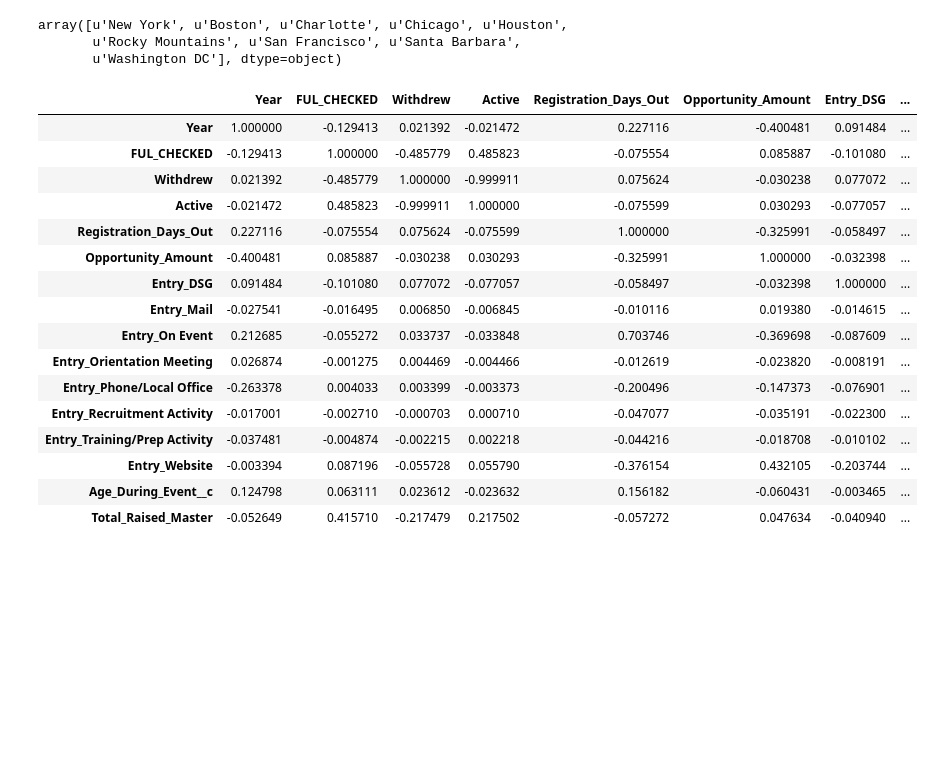
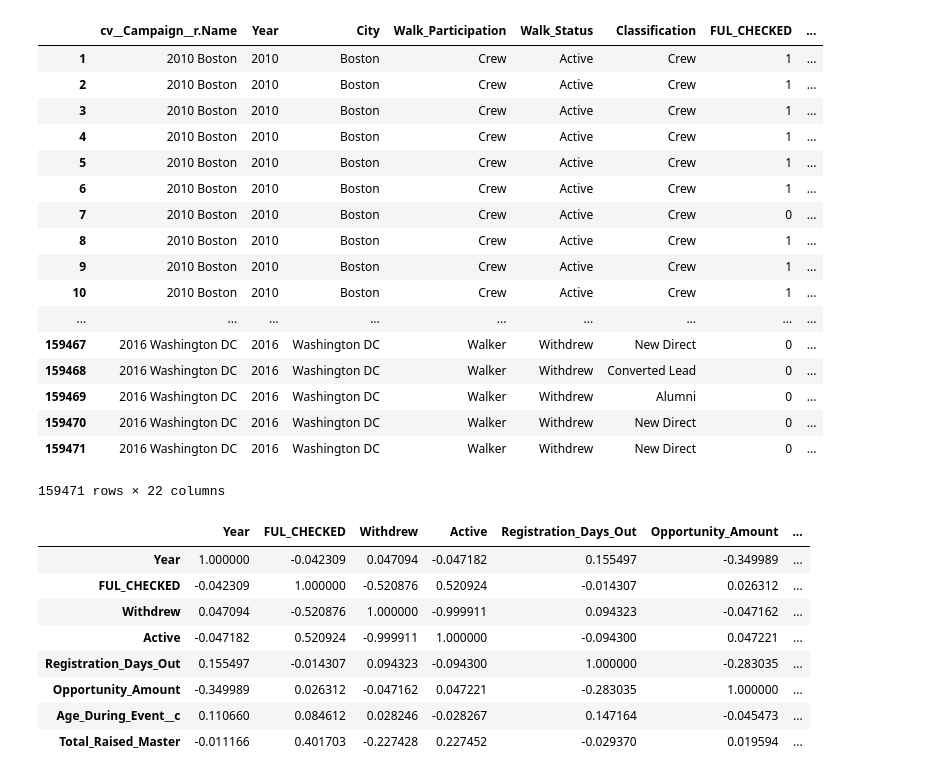
Before and after one commit to Ragarsh/Attribution-modeling, a Jupyter notebook: Attribution-modeling.ipynb, the cells around one changed output. Saved outputs shown, nothing was run; the diff lists cells and outputs as text; code cells hidden in the pictures; blank space fills up the shorter version.

```diff
--- a/Attribution-modeling.ipynb
+++ b/Attribution-modeling.ipynb
@@ -12,7 +12,7 @@ import matplotlib.pyplot as plt
 
 %matplotlib inline
 # %%
-table = pd.read_excel('Avon_Data_Clean.xlsx')
+table = pd.read_excel('Avon_Data.xlsx')
 # %%
 table.columns
 # %% [output]
@@ -38,27 +30,38 @@ del table_df['AF_REG_SOURCE_DETAIL__c']
-# %%
-table_df['City'].unique()
-# %% [output]
-array([u'New York', u'Boston', u'Charlotte', u'Chicago', u'Houston',
-       u'Rocky Mountains', u'San Francisco', u'Santa Barbara',
-       u'Washington DC'], dtype=object)
+# %%
+filter_data=table_df[table_df['Year']!= 2009]
+# %%
+filter_data=filter_data[table_df['Year']!= 2017]
+# %%
+filter_data
+# %% [output]
+|  | cv__Campaign__r.Name | Year | City | Walk_Participation | Walk_Status | Classification | FUL_CHECKED | ... |
+| 1 | 2010 Boston | 2010 | Boston | Crew | Active | Crew | 1 | ... |
+| 2 | 2010 Boston | 2010 | Boston | Crew | Active | Crew | 1 | ... |
+| 3 | 2010 Boston | 2010 | Boston | Crew | Active | Crew | 1 | ... |
+| 4 | 2010 Boston | 2010 | Boston | Crew | Active | Crew | 1 | ... |
+| 5 | 2010 Boston | 2010 | Boston | Crew | Active | Crew | 1 | ... |
+| 6 | 2010 Boston | 2010 | Boston | Crew | Active | Crew | 1 | ... |
+| 7 | 2010 Boston | 2010 | Boston | Crew | Active | Crew | 0 | ... |
+| 8 | 2010 Boston | 2010 | Boston | Crew | Active | Crew | 1 | ... |
+| 9 | 2010 Boston | 2010 | Boston | Crew | Active | Crew | 1 | ... |
+| 10 | 2010 Boston | 2010 | Boston | Crew | Active | Crew | 1 | ... |
+| ... | ... | ... | ... | ... | ... | ... | ... | ... |
+| 159467 | 2016 Washington DC | 2016 | Washington DC | Walker | Withdrew | New Direct | 0 | ... |
+| 159468 | 2016 Washington DC | 2016 | Washington DC | Walker | Withdrew | Converted Lead | 0 | ... |
+| 159469 | 2016 Washington DC | 2016 | Washington DC | Walker | Withdrew | Alumni | 0 | ... |
+| 159470 | 2016 Washington DC | 2016 | Washington DC | Walker | Withdrew | New Direct | 0 | ... |
+| 159471 | 2016 Washington DC | 2016 | Washington DC | Walker | Withdrew | New Direct | 0 | ... |
+159471 rows × 22 columns
 # %%
-table_df.corr()
+filter_data.corr()
 # %% [output]
-|  | Year | FUL_CHECKED | Withdrew | Active | Registration_Days_Out | Opportunity_Amount | Entry_DSG | ... |
-| Year | 1.000000 | -0.129413 | 0.021392 | -0.021472 | 0.227116 | -0.400481 | 0.091484 | ... |
-| FUL_CHECKED | -0.129413 | 1.000000 | -0.485779 | 0.485823 | -0.075554 | 0.085887 | -0.101080 | ... |
-| Withdrew | 0.021392 | -0.485779 | 1.000000 | -0.999911 | 0.075624 | -0.030238 | 0.077072 | ... |
-| Active | -0.021472 | 0.485823 | -0.999911 | 1.000000 | -0.075599 | 0.030293 | -0.077057 | ... |
-| Registration_Days_Out | 0.227116 | -0.075554 | 0.075624 | -0.075599 | 1.000000 | -0.325991 | -0.058497 | ... |
-| Opportunity_Amount | -0.400481 | 0.085887 | -0.030238 | 0.030293 | -0.325991 | 1.000000 | -0.032398 | ... |
-| Entry_DSG | 0.091484 | -0.101080 | 0.077072 | -0.077057 | -0.058497 | -0.032398 | 1.000000 | ... |
-| Entry_Mail | -0.027541 | -0.016495 | 0.006850 | -0.006845 | -0.010116 | 0.019380 | -0.014615 | ... |
-| Entry_On Event | 0.212685 | -0.055272 | 0.033737 | -0.033848 | 0.703746 | -0.369698 | -0.087609 | ... |
-| Entry_Orientation Meeting | 0.026874 | -0.001275 | 0.004469 | -0.004466 | -0.012619 | -0.023820 | -0.008191 | ... |
-| Entry_Phone/Local Office | -0.263378 | 0.004033 | 0.003399 | -0.003373 | -0.200496 | -0.147373 | -0.076901 | ... |
-| Entry_Recruitment Activity | -0.017001 | -0.002710 | -0.000703 | 0.000710 | -0.047077 | -0.035191 | -0.022300 | ... |
-| Entry_Training/Prep Activity | -0.037481 | -0.004874 | -0.002215 | 0.002218 | -0.044216 | -0.018708 | -0.010102 | ... |
-| Entry_Website | -0.003394 | 0.087196 | -0.055728 | 0.055790 | -0.376154 | 0.432105 | -0.203744 | ... |
-| Age_During_Event__c | 0.124798 | 0.063111 | 0.023612 | -0.023632 | 0.156182 | -0.060431 | -0.003465 | ... |
-| Total_Raised_Master | -0.052649 | 0.415710 | -0.217479 | 0.217502 | -0.057272 | 0.047634 | -0.040940 | ... |
+|  | Year | FUL_CHECKED | Withdrew | Active | Registration_Days_Out | Opportunity_Amount | ... |
+| Year | 1.000000 | -0.042309 | 0.047094 | -0.047182 | 0.155497 | -0.349989 | ... |
+| FUL_CHECKED | -0.042309 | 1.000000 | -0.520876 | 0.520924 | -0.014307 | 0.026312 | ... |
+| Withdrew | 0.047094 | -0.520876 | 1.000000 | -0.999911 | 0.094323 | -0.047162 | ... |
+| Active | -0.047182 | 0.520924 | -0.999911 | 1.000000 | -0.094300 | 0.047221 | ... |
+| Registration_Days_Out | 0.155497 | -0.014307 | 0.094323 | -0.094300 | 1.000000 | -0.283035 | ... |
+| Opportunity_Amount | -0.349989 | 0.026312 | -0.047162 | 0.047221 | -0.283035 | 1.000000 | ... |
+| Age_During_Event__c | 0.110660 | 0.084612 | 0.028246 | -0.028267 | 0.147164 | -0.045473 | ... |
+| Total_Raised_Master | -0.011166 | 0.401703 | -0.227428 | 0.227452 | -0.029370 | 0.019594 | ... |
 # %%
```
Also changed, not shown: parts of 17 cells of this notebook, 1 other file.
